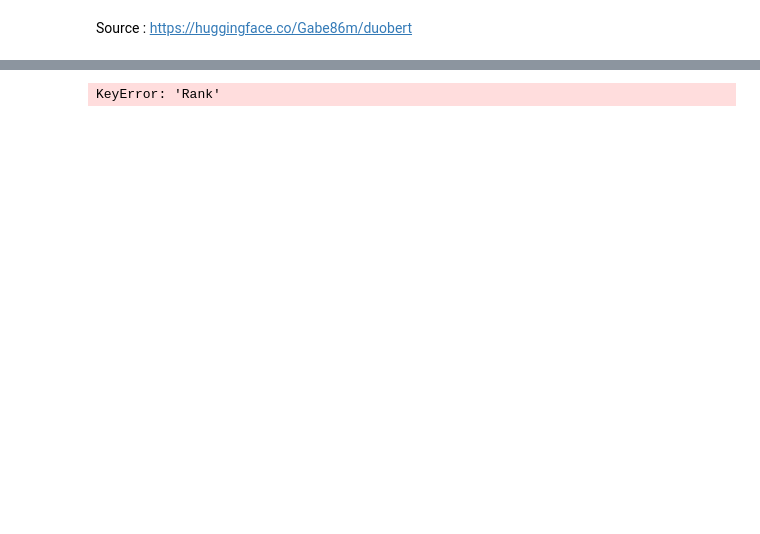
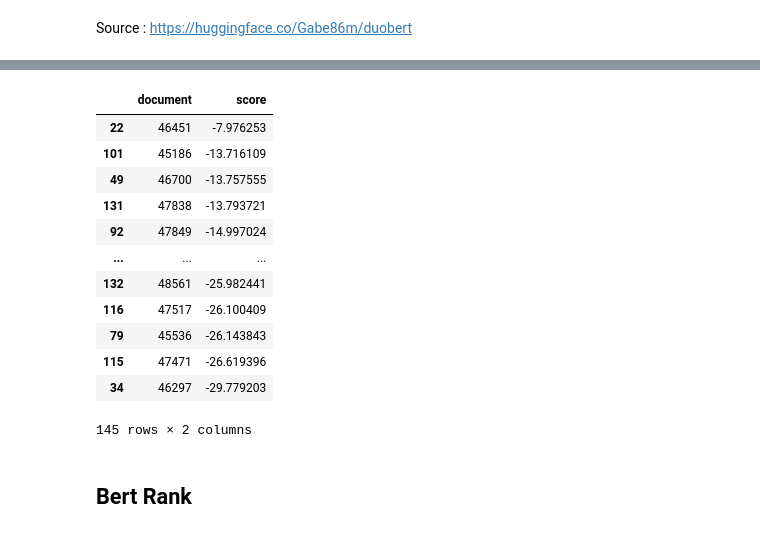
Before and after one commit to Bosy-Ayman/Basic-Search-Engine, a Jupyter notebook: Search_Engine.ipynb, the cells around one changed output, grey strips where cells are left out. Drawn from its saved outputs; the diff is of its cells as text; code cells hidden in the pictures; blank space fills up the shorter version.

```diff
--- a/Search_Engine.ipynb
+++ b/Search_Engine.ipynb
@@ -476,6 +609,22 @@ Please note that authentication is recommended but still optional to access publ
-# %%
-df["docno"]=df["Rank"].astype(str)
-df[["docno"]]
-# %% [output]
-KeyError: 'Rank'
+# %%
+data = [(list(obj.document.items.values())[0].text, obj.score) for obj in output]
+reviews_result_v2 = pd.DataFrame(data, columns=['document', "score"]).sort_values(by="score", ascending=False)
+# %%
+reviews_result_v2
+# %% [output]
+|  | document | score |
+| 22 | 46451 | -7.976253 |
+| 101 | 45186 | -13.716109 |
+| 49 | 46700 | -13.757555 |
+| 131 | 47838 | -13.793721 |
+| 92 | 47849 | -14.997024 |
+| ... | ... | ... |
+| 132 | 48561 | -25.982441 |
+| 116 | 47517 | -26.100409 |
+| 79 | 45536 | -26.143843 |
+| 115 | 47471 | -26.619396 |
+| 34 | 46297 | -29.779203 |
+145 rows × 2 columns
+# %% [markdown]
+## Bert Rank
 # %%
```
Also changed, not shown: parts of 38 cells of this notebook.
